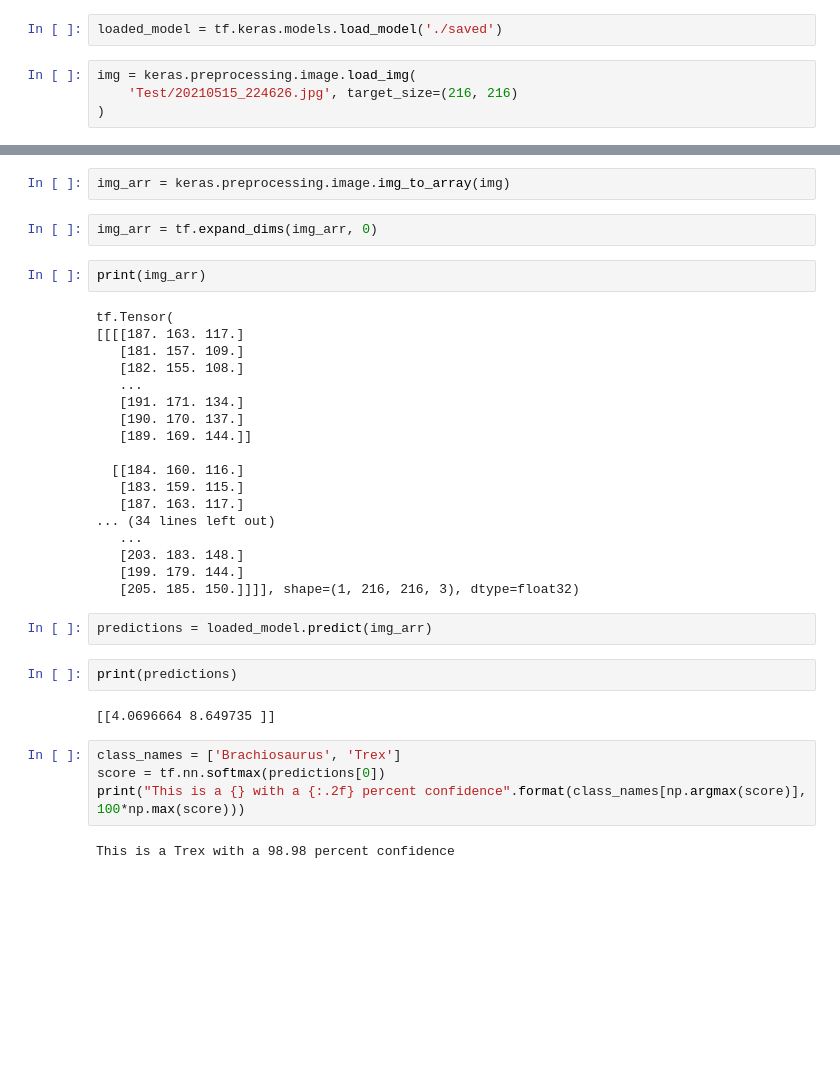
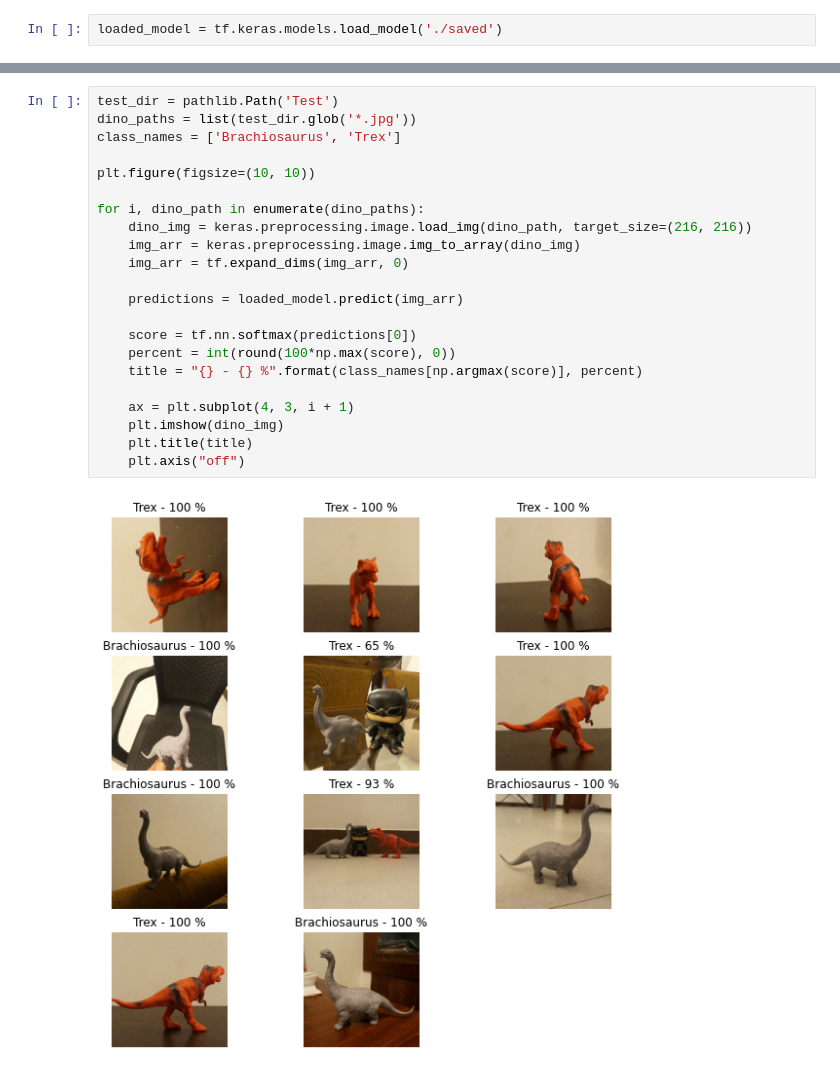
Before and after one commit to ChaturaW/dino-detector, a Jupyter notebook: dino-classifier.ipynb, the cells around one changed output, grey strips where cells are left out. Drawn from its saved outputs; the diff is of its cells as text; blank space fills up the shorter version.

```diff
--- a/dino-classifier.ipynb
+++ b/dino-classifier.ipynb
@@ -5,6 +7,2 @@ import numpy as np
 # %%
 loaded_model = tf.keras.models.load_model('./saved')
-# %%
-img = keras.preprocessing.image.load_img(
-    'Test/20210515_224626.jpg', target_size=(216, 216)
-)
@@ -13,36 +9,24 @@ img.show()
-# %%
-img_arr = keras.preprocessing.image.img_to_array(img)
-# %%
-img_arr = tf.expand_dims(img_arr, 0)
-# %%
-print(img_arr)
-# %% [output]
-tf.Tensor(
-[[[[187. 163. 117.]
-   [181. 157. 109.]
-   [182. 155. 108.]
-   ...
-   [191. 171. 134.]
-   [190. 170. 137.]
-   [189. 169. 144.]]
-
-  [[184. 160. 116.]
-   [183. 159. 115.]
-   [187. 163. 117.]
-... (34 lines left out)
-   ...
-   [203. 183. 148.]
-   [199. 179. 144.]
-   [205. 185. 150.]]]], shape=(1, 216, 216, 3), dtype=float32)
-# %%
-predictions = loaded_model.predict(img_arr)
-# %%
-print(predictions)
-# %% [output]
-[[4.0696664 8.649735 ]]
-# %%
-class_names = ['Brachiosaurus', 'Trex']
-score = tf.nn.softmax(predictions[0])
-print("This is a {} with a {:.2f} percent confidence".format(class_names[np.argmax(score)], 100*np.max(score)))
-# %% [output]
-This is a Trex with a 98.98 percent confidence
+# %%
+test_dir = pathlib.Path('Test')
+dino_paths = list(test_dir.glob('*.jpg'))
+class_names = ['Brachiosaurus', 'Trex']
+
+plt.figure(figsize=(10, 10))
+
+for i, dino_path in enumerate(dino_paths):
+    dino_img = keras.preprocessing.image.load_img(dino_path, target_size=(216, 216))
+    img_arr = keras.preprocessing.image.img_to_array(dino_img)
+    img_arr = tf.expand_dims(img_arr, 0)
+
+    predictions = loaded_model.predict(img_arr)
+
+    score = tf.nn.softmax(predictions[0])
+    percent = int(round(100*np.max(score), 0))
+    title = "{} - {} %".format(class_names[np.argmax(score)], percent)
+
+    ax = plt.subplot(4, 3, i + 1)
+    plt.imshow(dino_img)
+    plt.title(title)
+    plt.axis("off")
+# %% [output]
+[figure, added]
```
Also changed, not shown: parts of 2 cells of this notebook, 4 other files.
